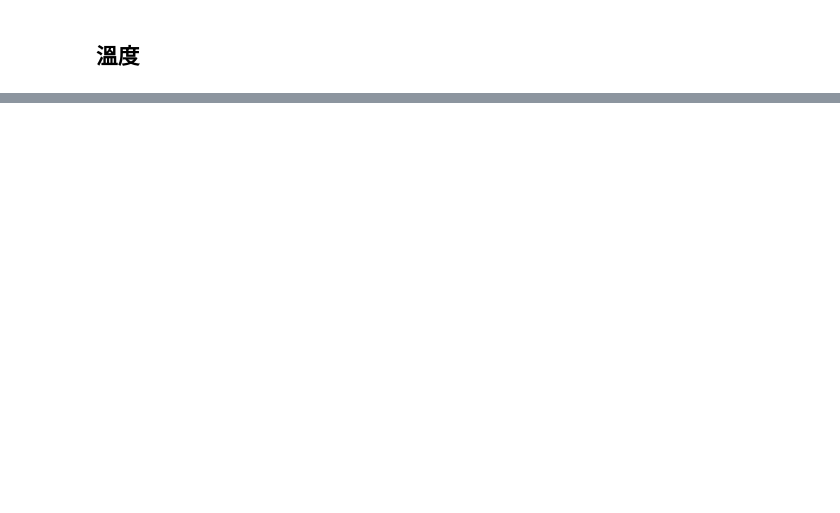
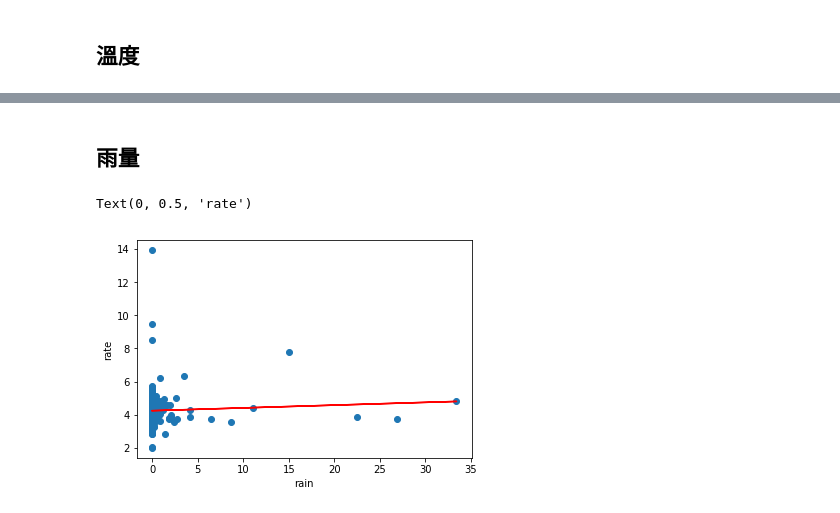
Before and after one commit to joannachou713/Etc-competition, a Jupyter notebook: 道路狀況.ipynb, the cells around one changed output, grey strips where cells are left out. Saved outputs shown, nothing was run; the diff lists cells and outputs as text; code cells hidden in the pictures; blank space fills up the shorter version.

```diff
--- a/道路狀況.ipynb
+++ b/道路狀況.ipynb
@@ -235,0 +240,3 @@ plt.plot(x, regr.predict(x),'r')
+# %%
+df2 = df2.loc[df2['違規件數']>30]
+df2.corr()
@@ -235,0 +252,16 @@ plt.plot(x, regr.predict(x),'r')
+# %% [markdown]
+## 雨量
+# %%
+x=df2['雨量']
+y=df2['違規率']
+x=x.values.reshape(360,1)
+regr = LinearRegression()
+regr.fit(x, y)
+
+plt.scatter(x, y)
+plt.plot(x, regr.predict(x),'r')
+plt.xlabel('rain')
+plt.ylabel('rate')
+# %% [output]
+Text(0, 0.5, 'rate')
+[figure, added]
```
Also changed, not shown: parts of 7 cells of this notebook.
